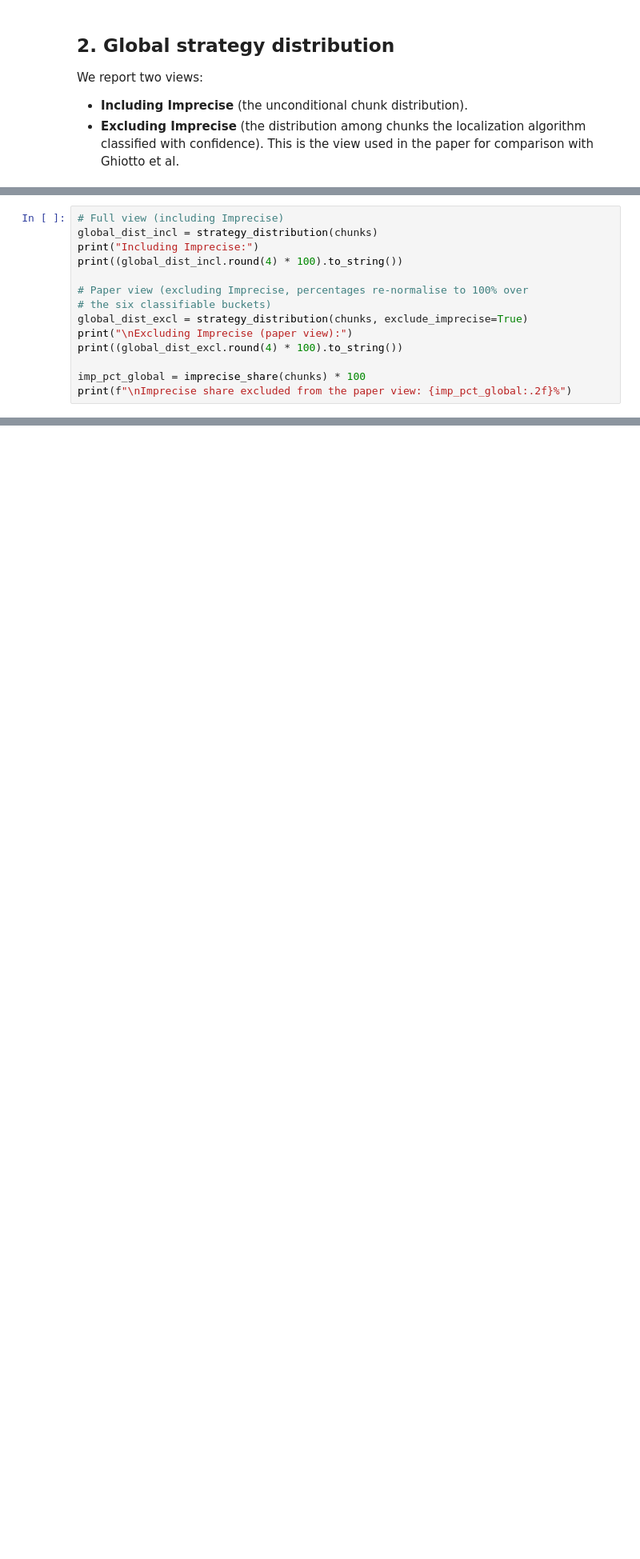
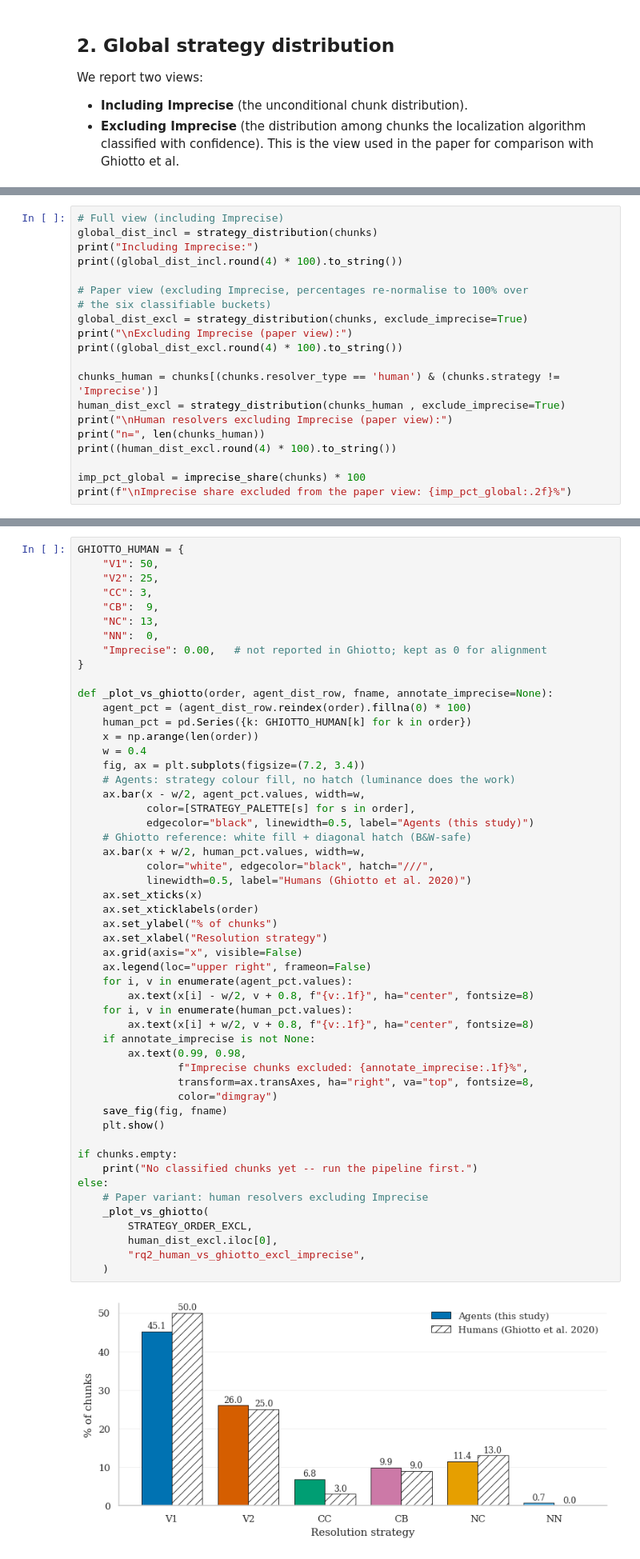
Before and after one commit to gems-uff/agentic-conflicts, a Jupyter notebook: analysis/rq2_resolution_strategies.ipynb, the cells around one changed output, grey strips where cells are left out. Shown at 80% size. Cells and saved outputs as stored; diff of their text form; blank space fills up the shorter version.

```diff
--- a/analysis/rq2_resolution_strategies.ipynb
+++ b/analysis/rq2_resolution_strategies.ipynb
@@ -116,6 +183,12 @@ global_dist_excl = strategy_distribution(chunks, exclude_imprecise=True)
 print("\nExcluding Imprecise (paper view):")
 print((global_dist_excl.round(4) * 100).to_string())
 
+chunks_human = chunks[(chunks.resolver_type == 'human') & (chunks.strategy != 'Imprecise')]
+human_dist_excl = strategy_distribution(chunks_human , exclude_imprecise=True)
+print("\nHuman resolvers excluding Imprecise (paper view):")
+print("n=", len(chunks_human))
+print((human_dist_excl.round(4) * 100).to_string())
+
 imp_pct_global = imprecise_share(chunks) * 100
 print(f"\nImprecise share excluded from the paper view: {imp_pct_global:.2f}%")
 # %% [output]
@@ -205,0 +284,54 @@ else:
+# %%
+GHIOTTO_HUMAN = {
+    "V1": 50,
+    "V2": 25,
+    "CC": 3,
+    "CB":  9,
+    "NC": 13,
+    "NN":  0,
+    "Imprecise": 0.00,   # not reported in Ghiotto; kept as 0 for alignment
+}
+
+def _plot_vs_ghiotto(order, agent_dist_row, fname, annotate_imprecise=None):
+    agent_pct = (agent_dist_row.reindex(order).fillna(0) * 100)
+    human_pct = pd.Series({k: GHIOTTO_HUMAN[k] for k in order})
+    x = np.arange(len(order))
+    w = 0.4
+    fig, ax = plt.subplots(figsize=(7.2, 3.4))
+    # Agents: strategy colour fill, no hatch (luminance does the work)
+    ax.bar(x - w/2, agent_pct.values, width=w,
+           color=[STRATEGY_PALETTE[s] for s in order],
+           edgecolor="black", linewidth=0.5, label="Agents (this study)")
+    # Ghiotto reference: white fill + diagonal hatch (B&W-safe)
+    ax.bar(x + w/2, human_pct.values, width=w,
+           color="white", edgecolor="black", hatch="///",
+           linewidth=0.5, label="Humans (Ghiotto et al. 2020)")
+    ax.set_xticks(x)
+    ax.set_xticklabels(order)
+    ax.set_ylabel("% of chunks")
+    ax.set_xlabel("Resolution strategy")
+    ax.grid(axis="x", visible=False)
+    ax.legend(loc="upper right", frameon=False)
+    for i, v in enumerate(agent_pct.values):
+        ax.text(x[i] - w/2, v + 0.8, f"{v:.1f}", ha="center", fontsize=8)
+    for i, v in enumerate(human_pct.values):
+        ax.text(x[i] + w/2, v + 0.8, f"{v:.1f}", ha="center", fontsize=8)
+    if annotate_imprecise is not None:
+        ax.text(0.99, 0.98,
+                f"Imprecise chunks excluded: {annotate_imprecise:.1f}%",
+                transform=ax.transAxes, ha="right", va="top", fontsize=8,
+                color="dimgray")
+    save_fig(fig, fname)
+    plt.show()
+
+if chunks.empty:
+    print("No classified chunks yet -- run the pipeline first.")
+else:
+    # Paper variant: human resolvers excluding Imprecise
+    _plot_vs_ghiotto(
+        STRATEGY_ORDER_EXCL,
+        human_dist_excl.iloc[0],
+        "rq2_human_vs_ghiotto_excl_imprecise",
+    )
+# %% [output]
+[figure, added]
```
Also changed, not shown: parts of 28 cells of this notebook, 48 other files.
